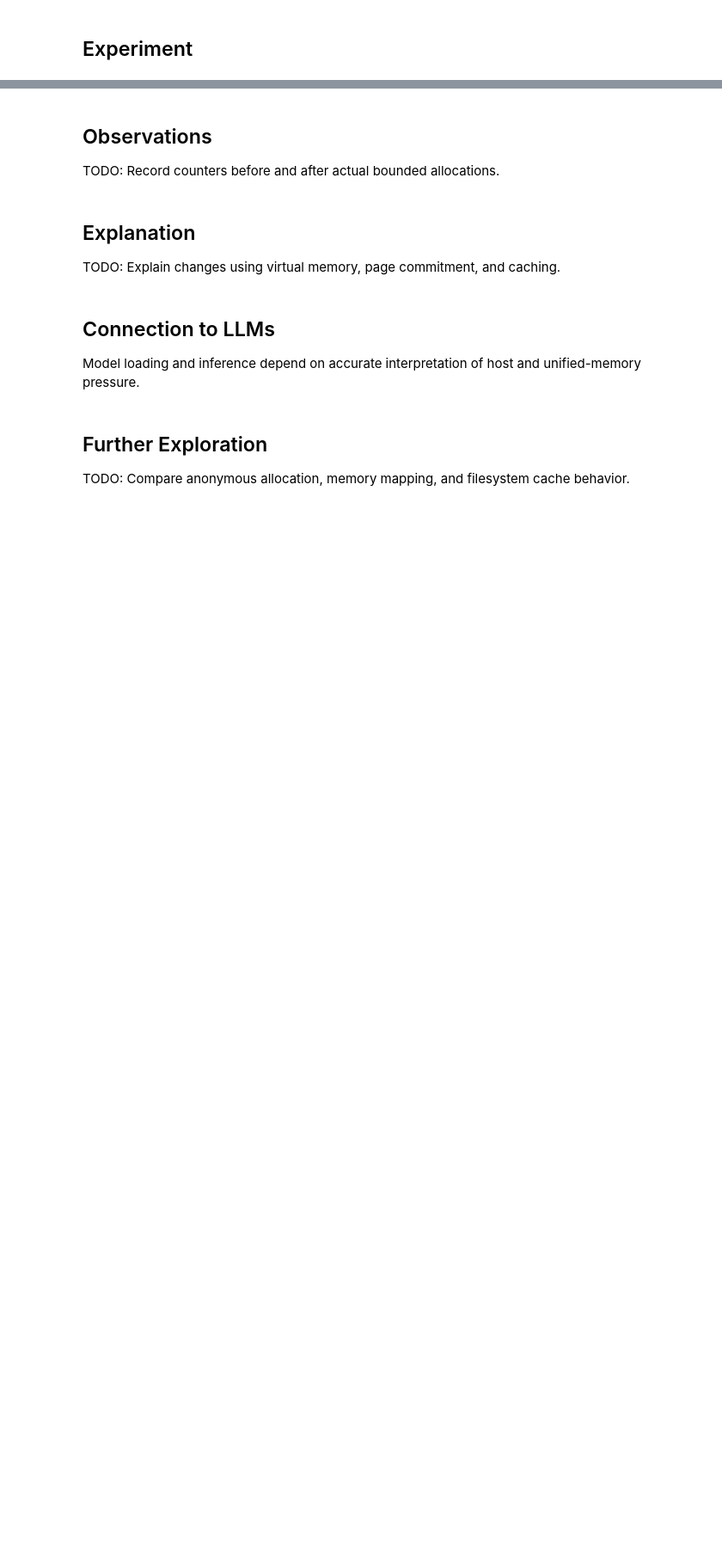
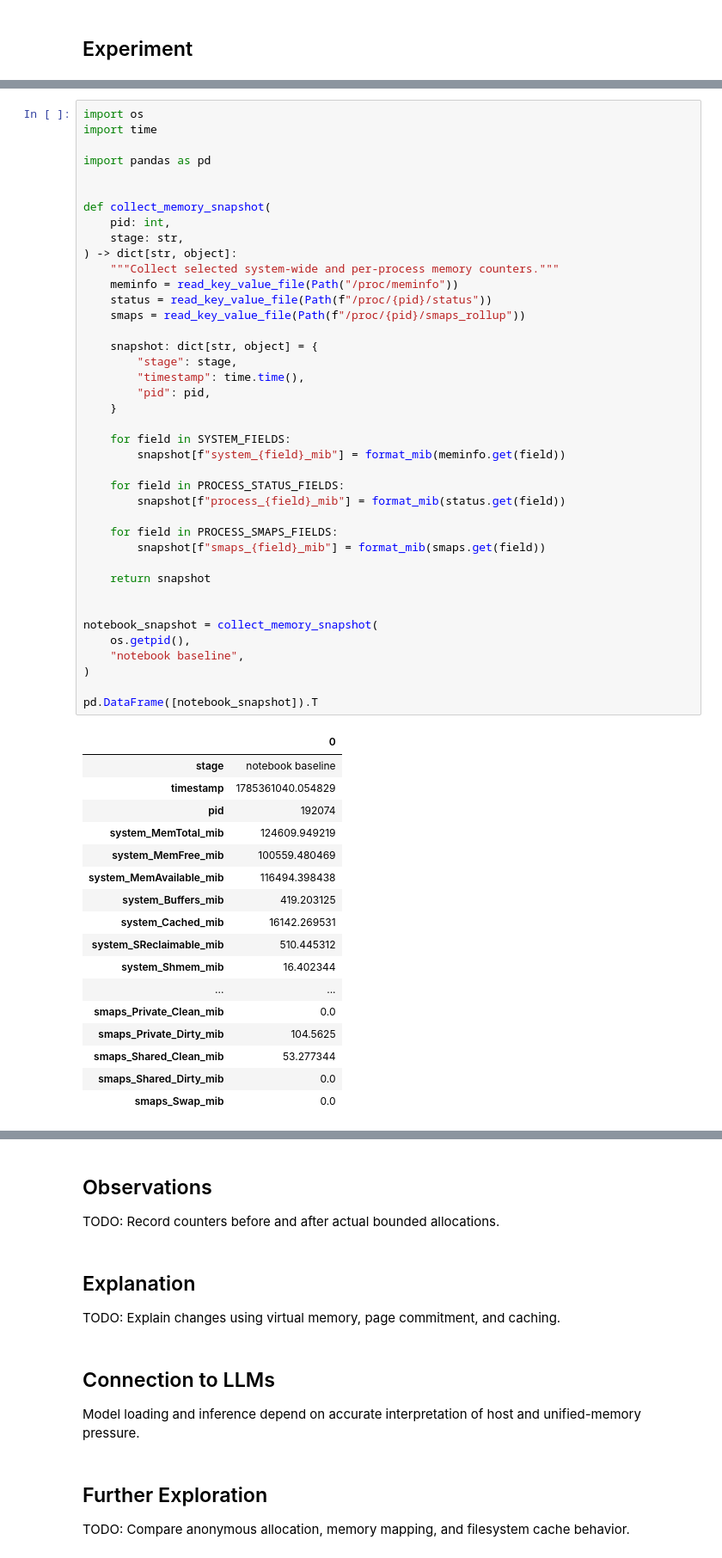
Before and after one commit to coert/dgx-spark-lab, a Jupyter notebook: experiments/00-foundations/03-linux-memory.ipynb, the cells around one changed output, grey strips where cells are left out. Shown at 86% size. Saved outputs shown, nothing was run; the diff lists cells and outputs as text; blank space fills up the shorter version.

```diff
--- a/experiments/00-foundations/03-linux-memory.ipynb
+++ b/experiments/00-foundations/03-linux-memory.ipynb
@@ -50,0 +152,58 @@ print(read_proc_file("meminfo")[:1000])
+# %%
+import os
+import time
+
+import pandas as pd
+
+
+def collect_memory_snapshot(
+    pid: int,
+    stage: str,
+) -> dict[str, object]:
+    """Collect selected system-wide and per-process memory counters."""
+    meminfo = read_key_value_file(Path("/proc/meminfo"))
+    status = read_key_value_file(Path(f"/proc/{pid}/status"))
+    smaps = read_key_value_file(Path(f"/proc/{pid}/smaps_rollup"))
+
+    snapshot: dict[str, object] = {
+        "stage": stage,
+        "timestamp": time.time(),
+        "pid": pid,
+    }
+
+    for field in SYSTEM_FIELDS:
+        snapshot[f"system_{field}_mib"] = format_mib(meminfo.get(field))
+
+    for field in PROCESS_STATUS_FIELDS:
+        snapshot[f"process_{field}_mib"] = format_mib(status.get(field))
+
+    for field in PROCESS_SMAPS_FIELDS:
+        snapshot[f"smaps_{field}_mib"] = format_mib(smaps.get(field))
+
+    return snapshot
+
+
+notebook_snapshot = collect_memory_snapshot(
+    os.getpid(),
+    "notebook baseline",
+)
+
+pd.DataFrame([notebook_snapshot]).T
+# %% [output]
+|  | 0 |
+| stage | notebook baseline |
+| timestamp | 1785361040.054829 |
+| pid | 192074 |
+| system_MemTotal_mib | 124609.949219 |
+| system_MemFree_mib | 100559.480469 |
+| system_MemAvailable_mib | 116494.398438 |
+| system_Buffers_mib | 419.203125 |
+| system_Cached_mib | 16142.269531 |
+| system_SReclaimable_mib | 510.445312 |
+| system_Shmem_mib | 16.402344 |
+| ... | ... |
+| smaps_Private_Clean_mib | 0.0 |
+| smaps_Private_Dirty_mib | 104.5625 |
+| smaps_Shared_Clean_mib | 53.277344 |
+| smaps_Shared_Dirty_mib | 0.0 |
+| smaps_Swap_mib | 0.0 |
```
Also changed, not shown: parts of 15 cells of this notebook.
